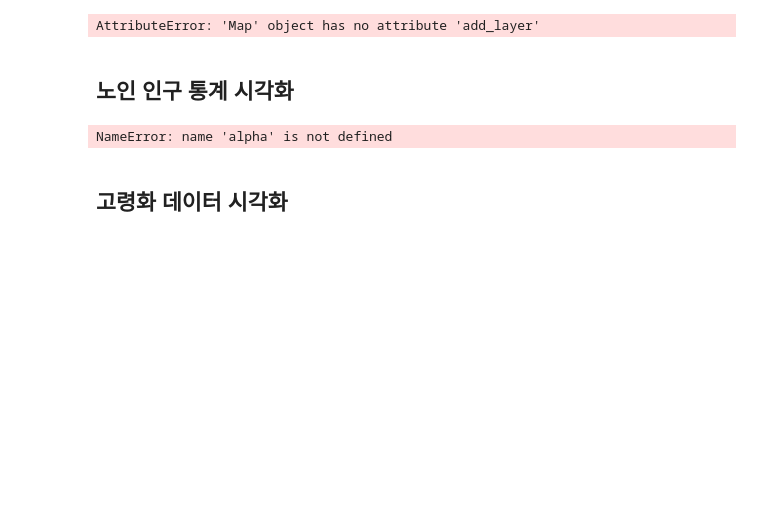
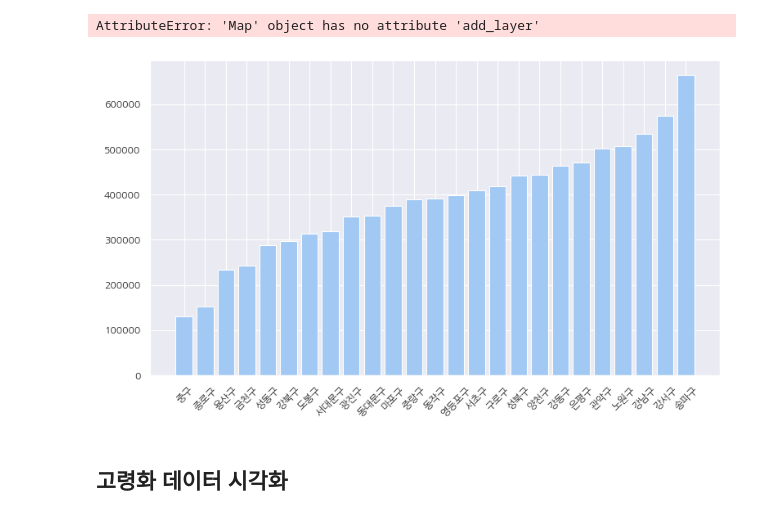
Before and after one commit to jewoodev/Visualize_to_protect_the_elderly_from_traffic_danger, a Jupyter notebook: try_visualization.ipynb, the cells around one changed output. Drawn from its saved outputs; the diff is of its cells as text; code cells hidden in the pictures; blank space fills up the shorter version.

```diff
--- a/try_visualization.ipynb
+++ b/try_visualization.ipynb
@@ -228,18 +224,16 @@ map_osm
 map_osm.add_layer(marker_cluster)
 # %% [output]
 AttributeError: 'Map' object has no attribute 'add_layer'
-# %% [markdown]
-## 노인 인구 통계 시각화
 # %%
 data_older_population = pd.read_csv('data_older_population.csv')
 data_older_population = data_older_population.astype({'소계':'int'})
 data_older_population = data_older_population.sort_values('소계')
 # %%
-plt.bar(data_older_population["동별"], data_older_population["소계"], color = 'b', alpha=alpha)
+plt.bar(data_older_population["동별"], data_older_population["소계"], color = 'b')
 plt.xticks(rotation=45)
 plt.show()
 # %% [output]
-NameError: name 'alpha' is not defined
+[figure, added]
 # %% [markdown]
 ## 고령화 데이터 시각화
 # %%
```
Also changed, not shown: parts of 11 cells of this notebook.
